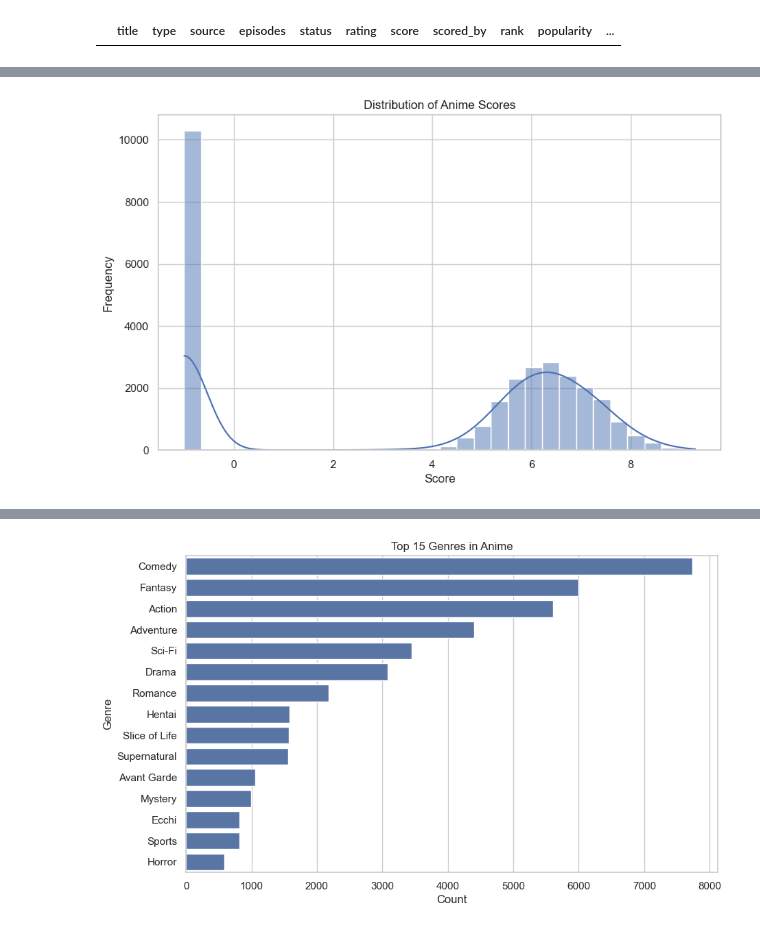
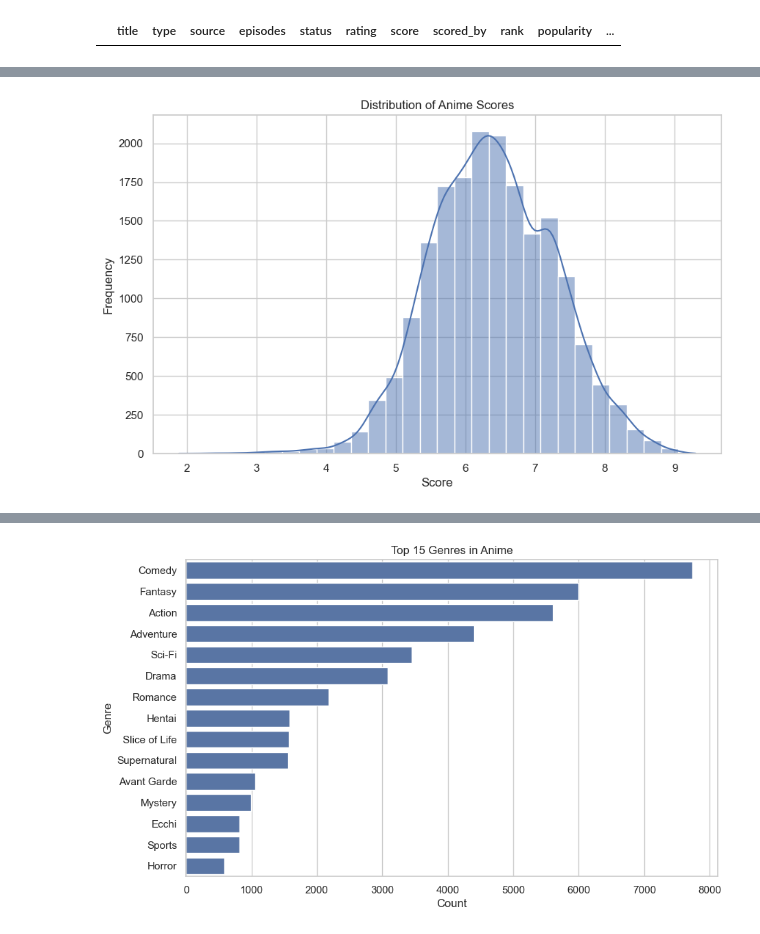
Before and after one commit to MIAR-Riza27/anime-rating-predictor, a Jupyter notebook: notebooks/01-eda.ipynb, the cells around one changed output, grey strips where cells are left out. Saved outputs shown, nothing was run; the diff lists cells and outputs as text; code cells hidden in the pictures.

Commit message:
feat: Complete EDA with visualizations and insights

```diff
--- a/notebooks/01-eda.ipynb
+++ b/notebooks/01-eda.ipynb
@@ -290,9 +304,9 @@ In the next section, we will explore the dataset using various visualizations to
 # %%
-# Plot distribution of anime scores
-sns.histplot(data=df_selected, x="score", bins=30, kde=True)
+# Plot distribution of anime scores without zero scores
+sns.histplot(data=df_selected[df_selected["score"] > 0], x="score", bins=30, kde=True)
 plt.title("Distribution of Anime Scores")
 plt.xlabel("Score")
 plt.ylabel("Frequency")
 plt.show()
 # %% [output]
-[figure, old version]
+[figure, new version]
```
Also changed, not shown: parts of 26 cells of this notebook.
